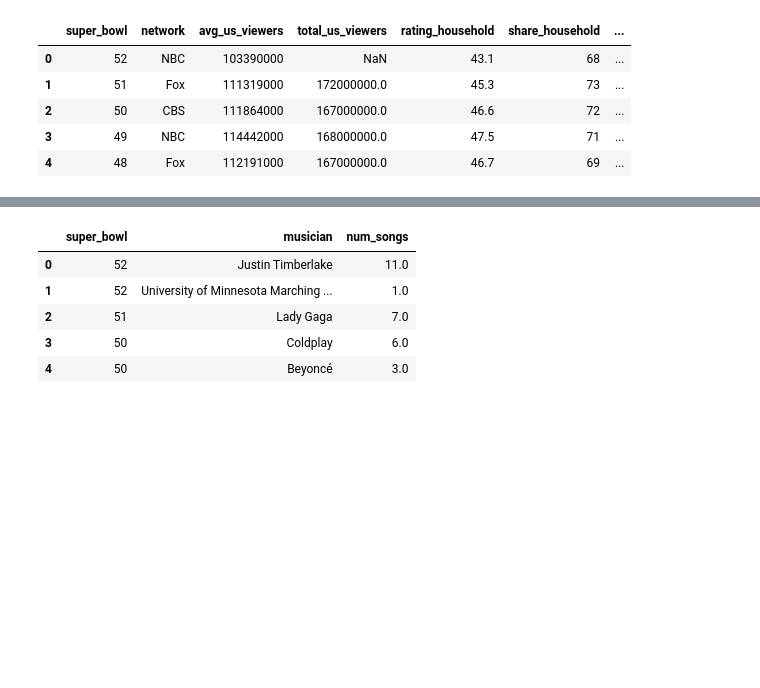
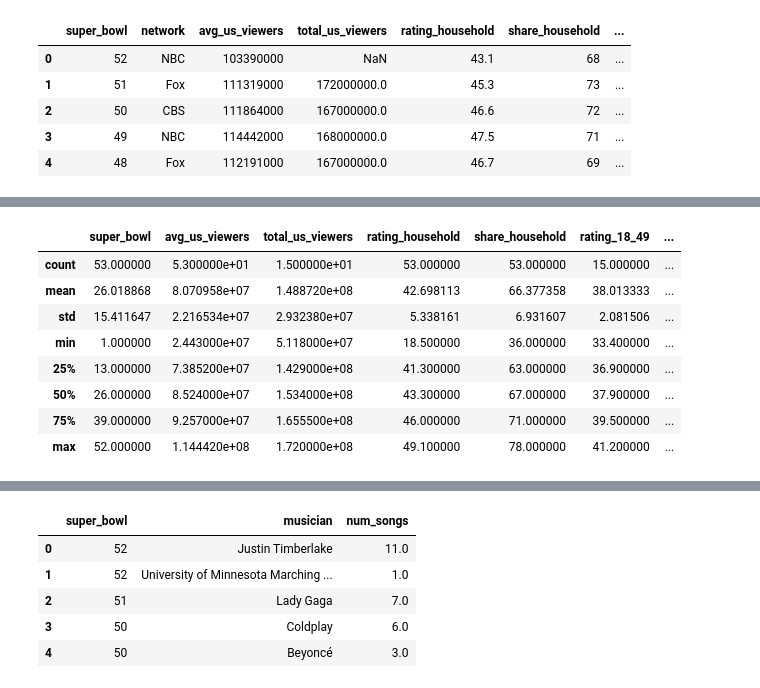
Before and after one commit to mohd-faizy/CAREER-TRACK-Data-Scientist-with-Python, a Jupyter notebook: 03_Project_1A_Analyzing TV Data/Analyzing TV Data.ipynb, the cells around one changed output, grey strips where cells are left out. Cells and saved outputs as stored; diff of their text form; code cells hidden in the pictures; blank space fills up the shorter version.

```diff
--- a/03_Project_1A_Analyzing TV Data/Analyzing TV Data.ipynb
+++ b/03_Project_1A_Analyzing TV Data/Analyzing TV Data.ipynb
@@ -43,0 +196,12 @@ tv.head()
+# %%
+tv.describe()
+# %% [output]
+|  | super_bowl | avg_us_viewers | total_us_viewers | rating_household | share_household | rating_18_49 | ... |
+| count | 53.000000 | 5.300000e+01 | 1.500000e+01 | 53.000000 | 53.000000 | 15.000000 | ... |
+| mean | 26.018868 | 8.070958e+07 | 1.488720e+08 | 42.698113 | 66.377358 | 38.013333 | ... |
+| std | 15.411647 | 2.216534e+07 | 2.932380e+07 | 5.338161 | 6.931607 | 2.081506 | ... |
+| min | 1.000000 | 2.443000e+07 | 5.118000e+07 | 18.500000 | 36.000000 | 33.400000 | ... |
+| 25% | 13.000000 | 7.385200e+07 | 1.429000e+08 | 41.300000 | 63.000000 | 36.900000 | ... |
+| 50% | 26.000000 | 8.524000e+07 | 1.534000e+08 | 43.300000 | 67.000000 | 37.900000 | ... |
+| 75% | 39.000000 | 9.257000e+07 | 1.655500e+08 | 46.000000 | 71.000000 | 39.500000 | ... |
+| max | 52.000000 | 1.144420e+08 | 1.720000e+08 | 49.100000 | 78.000000 | 41.200000 | ... |
```
Also changed, not shown: parts of 38 cells of this notebook, 1 other file.
